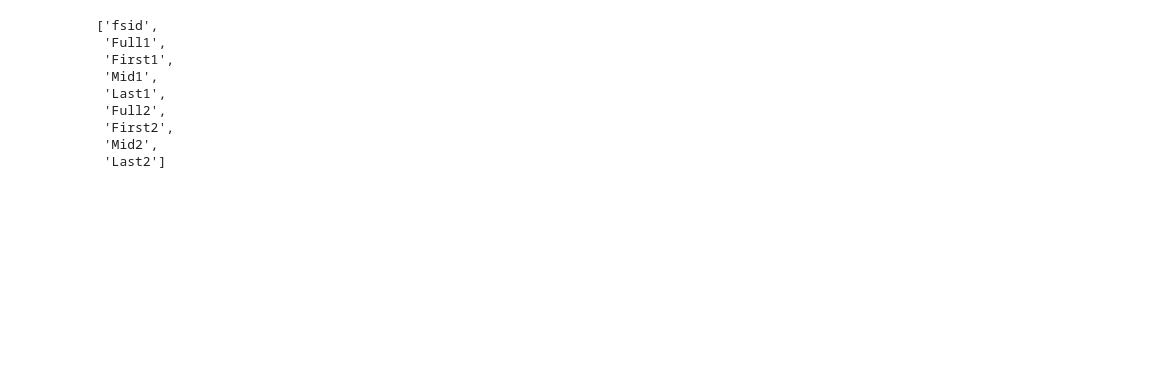
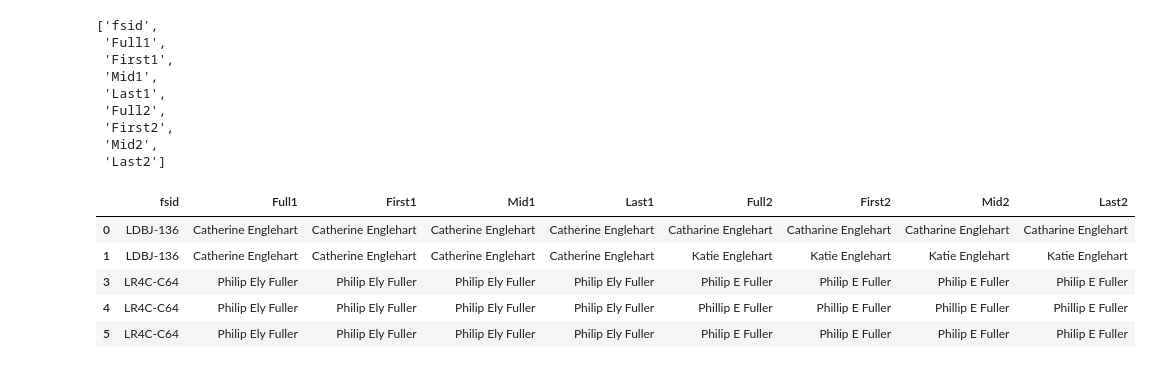
Before and after one commit to jperryman94/Name-project, a Jupyter notebook: Data+cleaning.ipynb, the cells around one changed output. Saved outputs shown, nothing was run; the diff lists cells and outputs as text; code cells hidden in the pictures; blank space fills up the shorter version.

```diff
--- a/Data+cleaning.ipynb
+++ b/Data+cleaning.ipynb
@@ -117,6 +158,16 @@ cols
  'Last2']
 # %%
 df = df.loc[:, cols]
+# %%
+#Check work
+df.head()
+# %% [output]
+|  | fsid | Full1 | First1 | Mid1 | Last1 | Full2 | First2 | Mid2 | Last2 |
+| 0 | LDBJ-136 | Catherine Englehart | Catherine Englehart | Catherine Englehart | Catherine Englehart | Catharine Englehart | Catharine Englehart | Catharine Englehart | Catharine Englehart |
+| 1 | LDBJ-136 | Catherine Englehart | Catherine Englehart | Catherine Englehart | Catherine Englehart | Katie Englehart | Katie Englehart | Katie Englehart | Katie Englehart |
+| 3 | LR4C-C64 | Philip Ely Fuller | Philip Ely Fuller | Philip Ely Fuller | Philip Ely Fuller | Philip E Fuller | Philip E Fuller | Philip E Fuller | Philip E Fuller |
+| 4 | LR4C-C64 | Philip Ely Fuller | Philip Ely Fuller | Philip Ely Fuller | Philip Ely Fuller | Phillip E Fuller | Phillip E Fuller | Phillip E Fuller | Phillip E Fuller |
+| 5 | LR4C-C64 | Philip Ely Fuller | Philip Ely Fuller | Philip Ely Fuller | Philip Ely Fuller | Philip E Fuller | Philip E Fuller | Philip E Fuller | Philip E Fuller |
 # %%
 #Extract first name
 for x in ['First1'.format(x)]:
```
Also changed, not shown: parts of 12 cells of this notebook.
